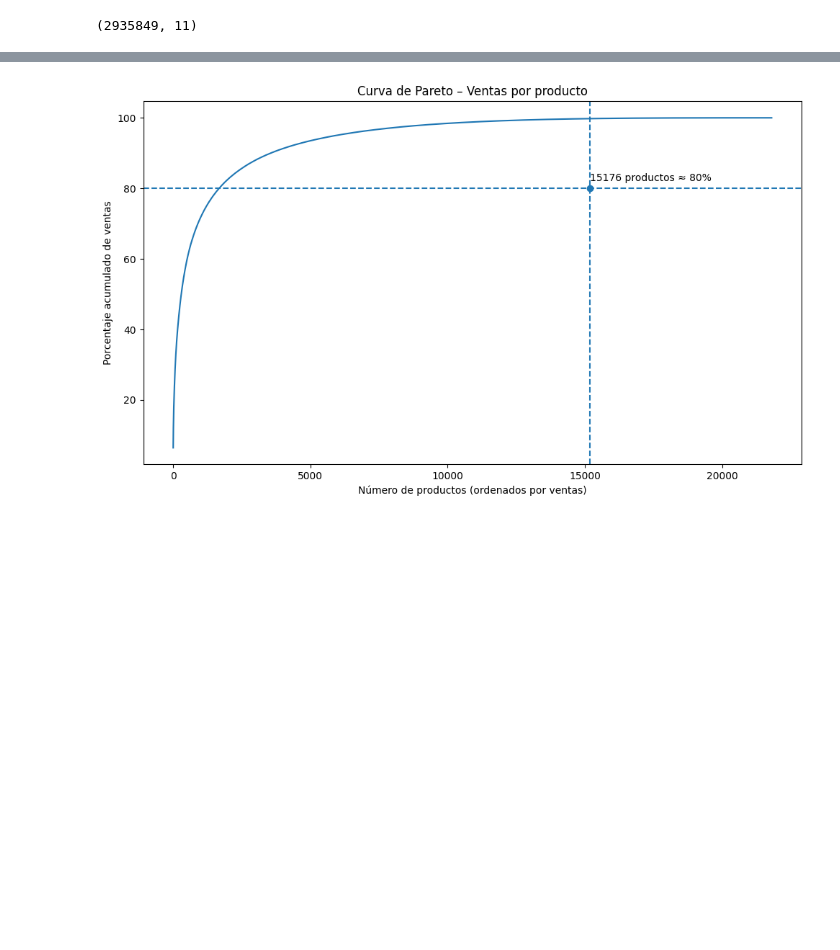
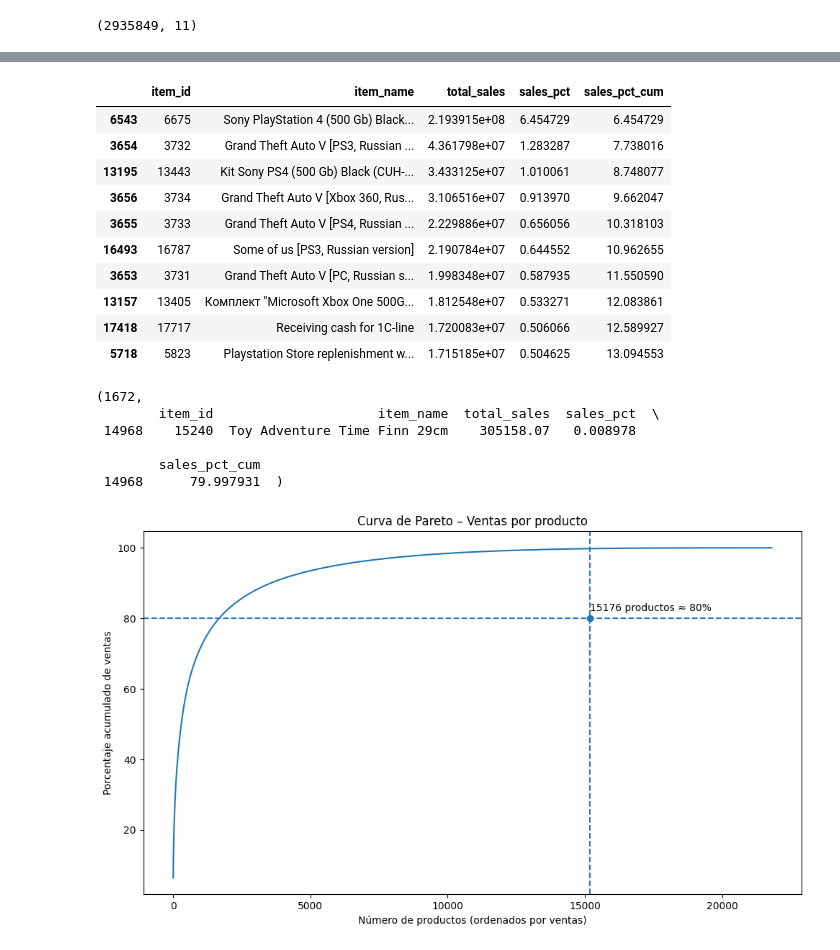
Before and after one commit to gustavopardoitam/metodos-gran-escala, a Jupyter notebook: tareas/tarea-01/EDA_01.ipynb, the cells around one changed output, grey strips where cells are left out. Saved outputs shown, nothing was run; the diff lists cells and outputs as text; code cells hidden in the pictures; blank space fills up the shorter version.

```diff
--- a/tareas/tarea-01/EDA_01.ipynb
+++ b/tareas/tarea-01/EDA_01.ipynb
@@ -72 +101,43 @@ plt.show()
+# %%
+# Ventas totales por producto
+
+product_sales = (
+    df
+    .groupby(["item_id", "item_name"], as_index=False)
+    .agg(total_sales=("sales", "sum"))
+    .sort_values("total_sales", ascending=False)
+)
+#product_sales.head()
+# %%
+# Total ventas de todos los productos
+total_sales_all = product_sales["total_sales"].sum()
+
+product_sales["sales_pct"] = product_sales["total_sales"] / total_sales_all * 100
+product_sales["sales_pct_cum"] = product_sales["sales_pct"].cumsum()
+
+product_sales.head(10)
+# %% [output]
+|  | item_id | item_name | total_sales | sales_pct | sales_pct_cum |
+| 6543 | 6675 | Sony PlayStation 4 (500 Gb) Black... | 2.193915e+08 | 6.454729 | 6.454729 |
+| 3654 | 3732 | Grand Theft Auto V [PS3, Russian ... | 4.361798e+07 | 1.283287 | 7.738016 |
+| 13195 | 13443 | Kit Sony PS4 (500 Gb) Black (CUH-... | 3.433125e+07 | 1.010061 | 8.748077 |
+| 3656 | 3734 | Grand Theft Auto V [Xbox 360, Rus... | 3.106516e+07 | 0.913970 | 9.662047 |
+| 3655 | 3733 | Grand Theft Auto V [PS4, Russian ... | 2.229886e+07 | 0.656056 | 10.318103 |
+| 16493 | 16787 | Some of us [PS3, Russian version] | 2.190784e+07 | 0.644552 | 10.962655 |
+| 3653 | 3731 | Grand Theft Auto V [PC, Russian s... | 1.998348e+07 | 0.587935 | 11.550590 |
+| 13157 | 13405 | Комплект "Microsoft Xbox One 500G... | 1.812548e+07 | 0.533271 | 12.083861 |
+| 17418 | 17717 | Receiving cash for 1C-line | 1.720083e+07 | 0.506066 | 12.589927 |
+| 5718 | 5823 | Playstation Store replenishment w... | 1.715185e+07 | 0.504625 | 13.094553 |
+# %%
+# Preparamos el 80%
+pareto_80 = product_sales[product_sales["sales_pct_cum"] <= 80]
+
+len(pareto_80), pareto_80.tail(1)
+# %% [output]
+(1672,
+        item_id                     item_name  total_sales  sales_pct  \
+ 14968    15240  Toy Adventure Time Finn 29cm    305158.07   0.008978
+
+        sales_pct_cum
+ 14968      79.997931  )
 # %%
```
Also changed, not shown: parts of 13 cells of this notebook, 1 other file.
